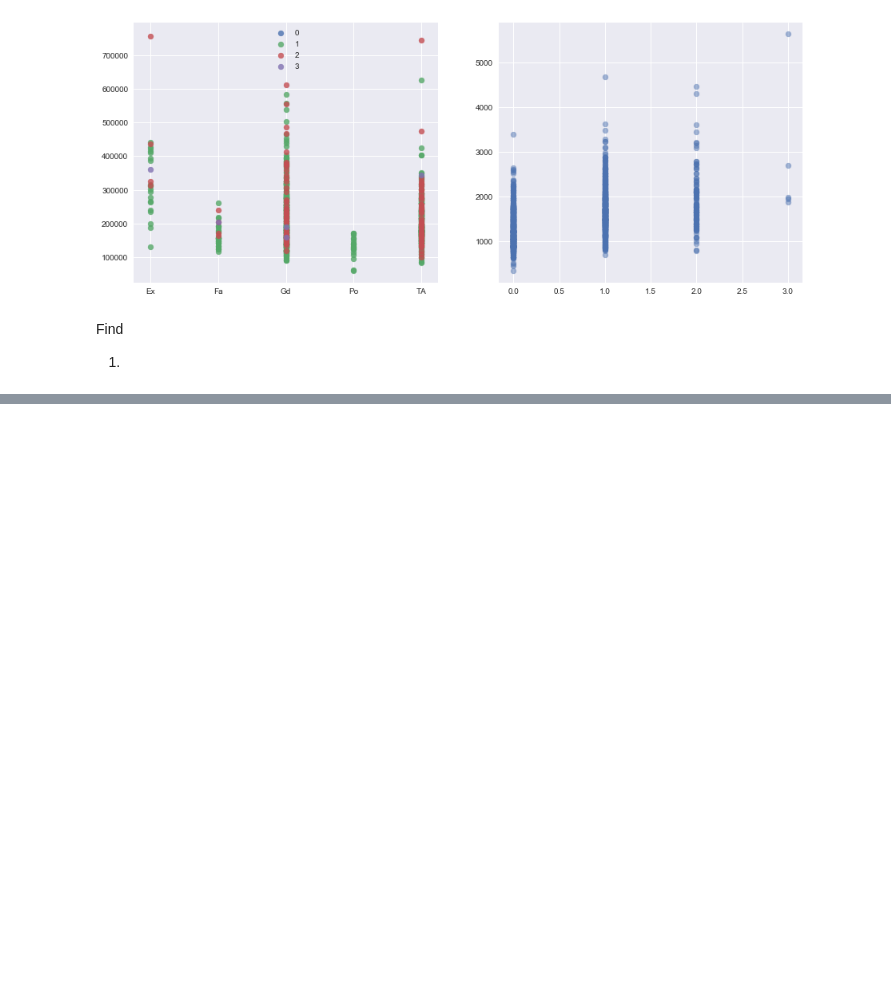
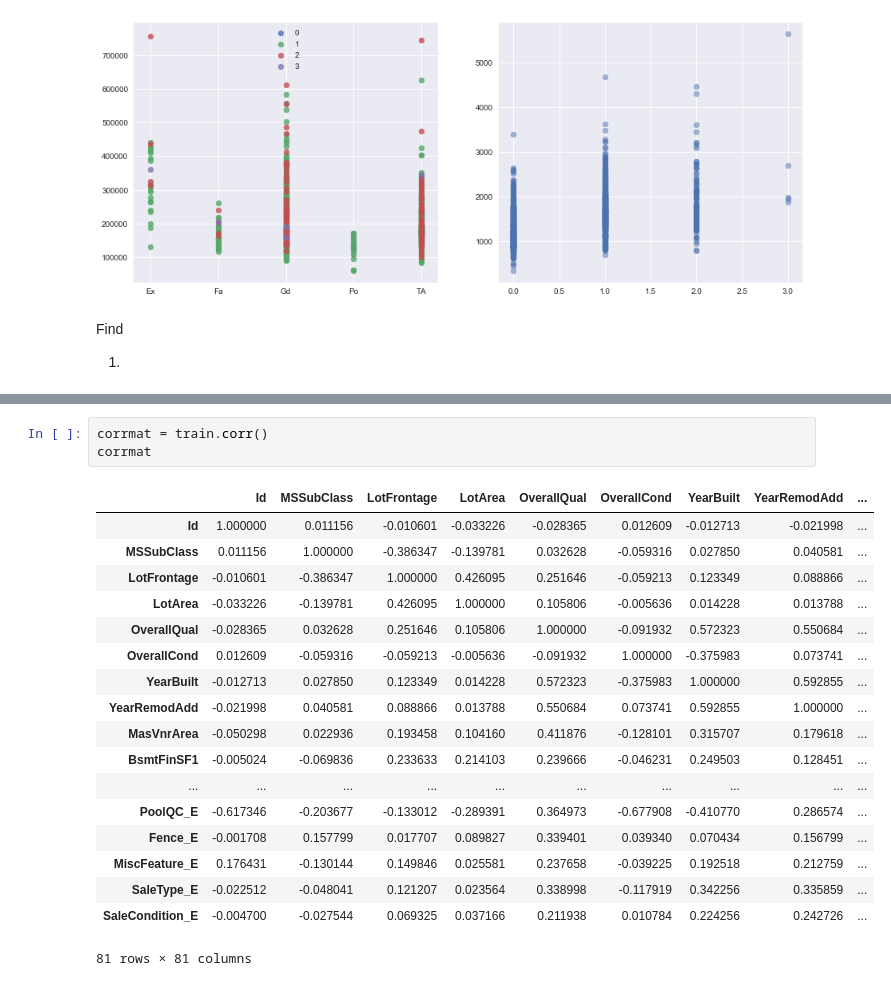
Before and after one commit to kish191919/House_Price_Project_by_Python, a Jupyter notebook: House_Prediction_Project_rev2_byaracho.ipynb, the cells around one changed output, grey strips where cells are left out. Cells and saved outputs as stored; diff of their text form; blank space fills up the shorter version.

```diff
--- a/House_Prediction_Project_rev2_byaracho.ipynb
+++ b/House_Prediction_Project_rev2_byaracho.ipynb
@@ -360,0 +381,22 @@ Find
+# %%
+corrmat = train.corr()
+corrmat
+# %% [output]
+|  | Id | MSSubClass | LotFrontage | LotArea | OverallQual | OverallCond | YearBuilt | YearRemodAdd | ... |
+| Id | 1.000000 | 0.011156 | -0.010601 | -0.033226 | -0.028365 | 0.012609 | -0.012713 | -0.021998 | ... |
+| MSSubClass | 0.011156 | 1.000000 | -0.386347 | -0.139781 | 0.032628 | -0.059316 | 0.027850 | 0.040581 | ... |
+| LotFrontage | -0.010601 | -0.386347 | 1.000000 | 0.426095 | 0.251646 | -0.059213 | 0.123349 | 0.088866 | ... |
+| LotArea | -0.033226 | -0.139781 | 0.426095 | 1.000000 | 0.105806 | -0.005636 | 0.014228 | 0.013788 | ... |
+| OverallQual | -0.028365 | 0.032628 | 0.251646 | 0.105806 | 1.000000 | -0.091932 | 0.572323 | 0.550684 | ... |
+| OverallCond | 0.012609 | -0.059316 | -0.059213 | -0.005636 | -0.091932 | 1.000000 | -0.375983 | 0.073741 | ... |
+| YearBuilt | -0.012713 | 0.027850 | 0.123349 | 0.014228 | 0.572323 | -0.375983 | 1.000000 | 0.592855 | ... |
+| YearRemodAdd | -0.021998 | 0.040581 | 0.088866 | 0.013788 | 0.550684 | 0.073741 | 0.592855 | 1.000000 | ... |
+| MasVnrArea | -0.050298 | 0.022936 | 0.193458 | 0.104160 | 0.411876 | -0.128101 | 0.315707 | 0.179618 | ... |
+| BsmtFinSF1 | -0.005024 | -0.069836 | 0.233633 | 0.214103 | 0.239666 | -0.046231 | 0.249503 | 0.128451 | ... |
+| ... | ... | ... | ... | ... | ... | ... | ... | ... | ... |
+| PoolQC_E | -0.617346 | -0.203677 | -0.133012 | -0.289391 | 0.364973 | -0.677908 | -0.410770 | 0.286574 | ... |
+| Fence_E | -0.001708 | 0.157799 | 0.017707 | 0.089827 | 0.339401 | 0.039340 | 0.070434 | 0.156799 | ... |
+| MiscFeature_E | 0.176431 | -0.130144 | 0.149846 | 0.025581 | 0.237658 | -0.039225 | 0.192518 | 0.212759 | ... |
+| SaleType_E | -0.022512 | -0.048041 | 0.121207 | 0.023564 | 0.338998 | -0.117919 | 0.342256 | 0.335859 | ... |
+| SaleCondition_E | -0.004700 | -0.027544 | 0.069325 | 0.037166 | 0.211938 | 0.010784 | 0.224256 | 0.242726 | ... |
+81 rows × 81 columns
```
Also changed, not shown: parts of 20 cells of this notebook.
